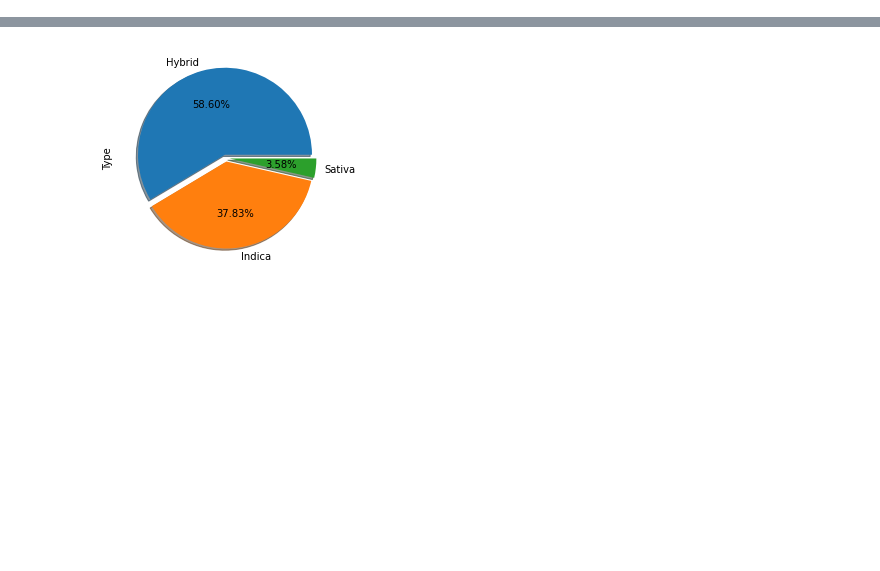
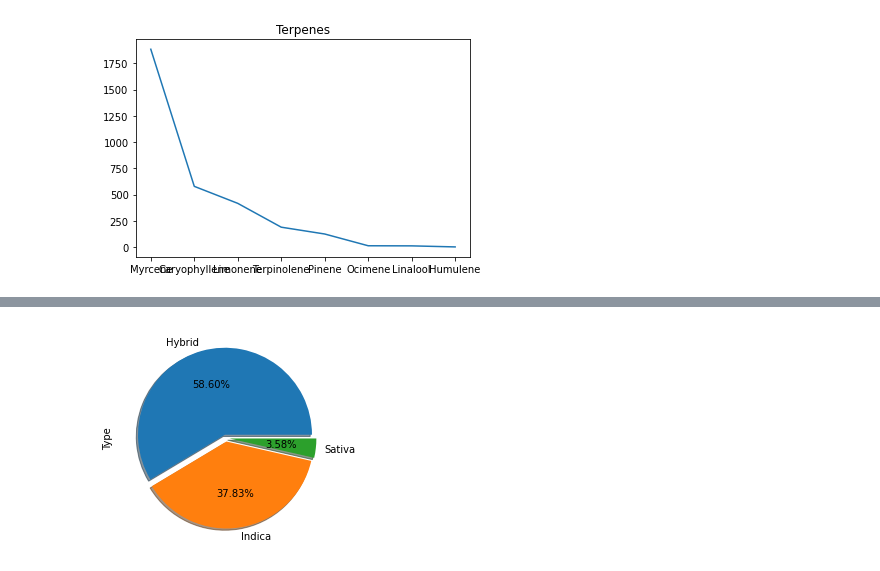
Before and after one commit to DanielOfir/Cannabis-Analysis, a Jupyter notebook: EDA.ipynb, the cells around one changed output, grey strips where cells are left out. Saved outputs shown, nothing was run; the diff lists cells and outputs as text; code cells hidden in the pictures; blank space fills up the shorter version.

```diff
--- a/EDA.ipynb
+++ b/EDA.ipynb
@@ -44,3 +44,10 @@ plt.show()
+# %%
+most_freq1 = df['Top Terpene'].value_counts()
+most_freq1.plot(kind='line')
+plt.title('Terpenes')
+plt.show()
+# %% [output]
+[figure, added]
 # %%
 
 most_freq1 = df['Feeling_1'].value_counts()[:5].sort_index(ascending=True)
```
Also changed, not shown: parts of 4 cells of this notebook, 7 other files.
